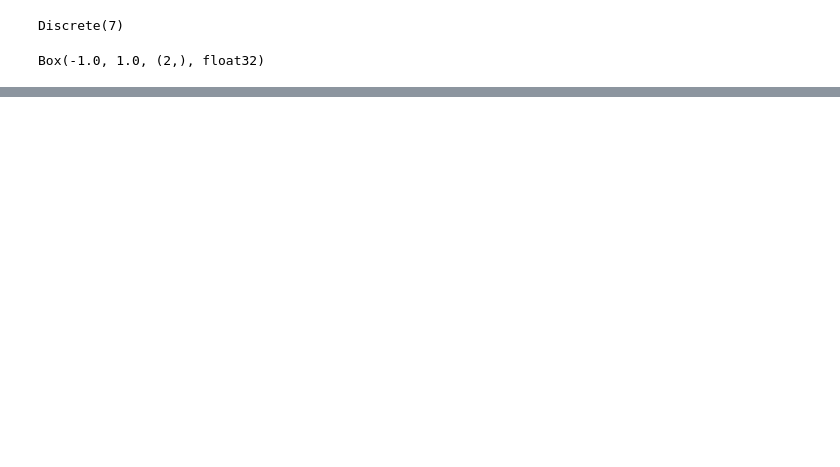
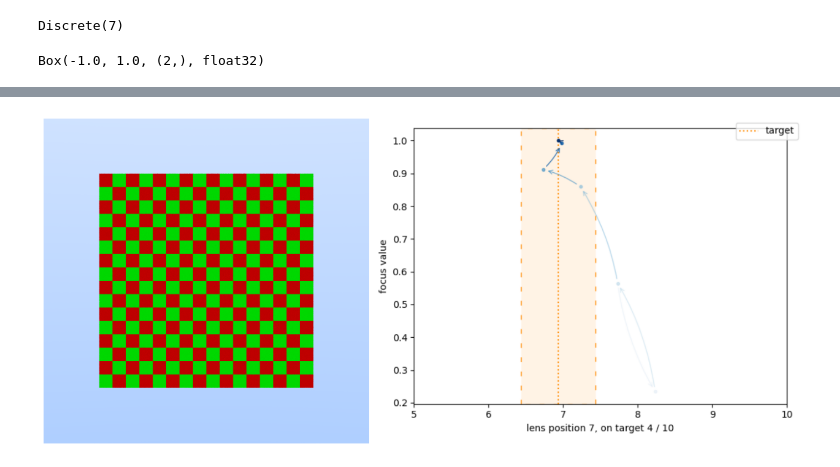
Before and after one commit to jeffwhunter/reinfocus, a Jupyter notebook: examples/environment.ipynb, the cells around one changed output, grey strips where cells are left out. Cells and saved outputs as stored; diff of their text form; code cells hidden in the pictures; blank space fills up the shorter version.

```diff
--- a/examples/environment.ipynb
+++ b/examples/environment.ipynb
@@ -57,0 +66,4 @@ show(e.render())
+# %%
+cross_target((1, 2), e._state[1] > e._state[0])
+# %% [output]
+[figure, added]
```
Also changed, not shown: parts of 13 cells of this notebook, 4 other files.
